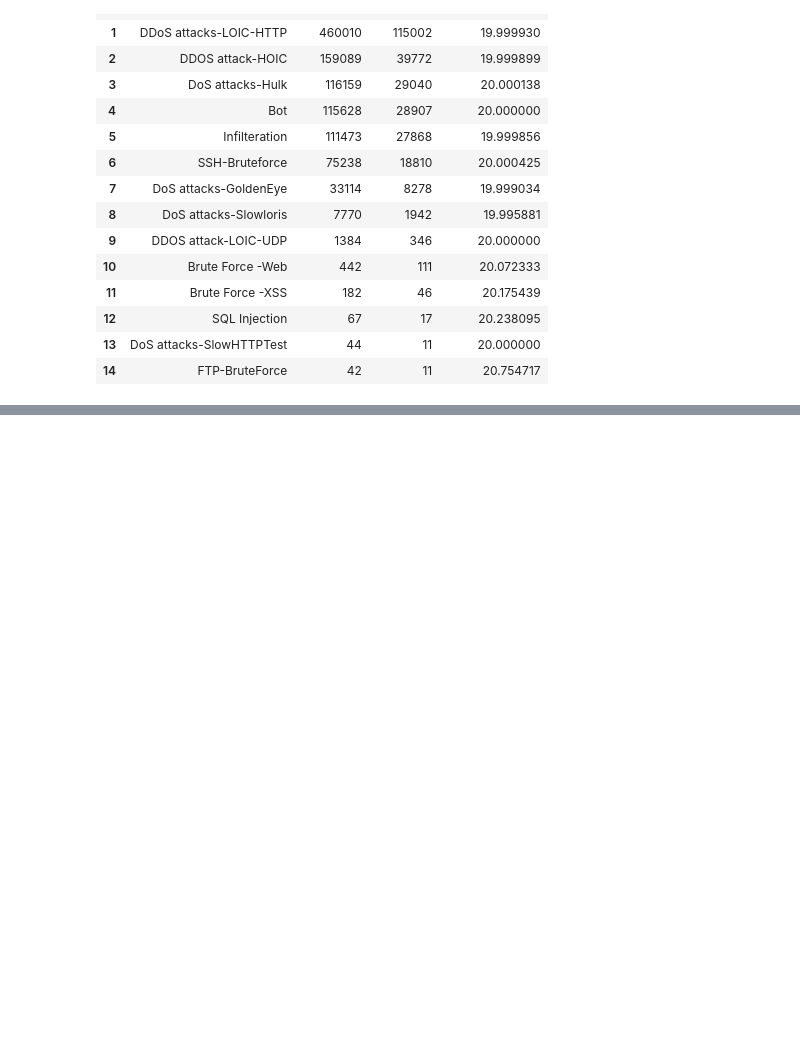
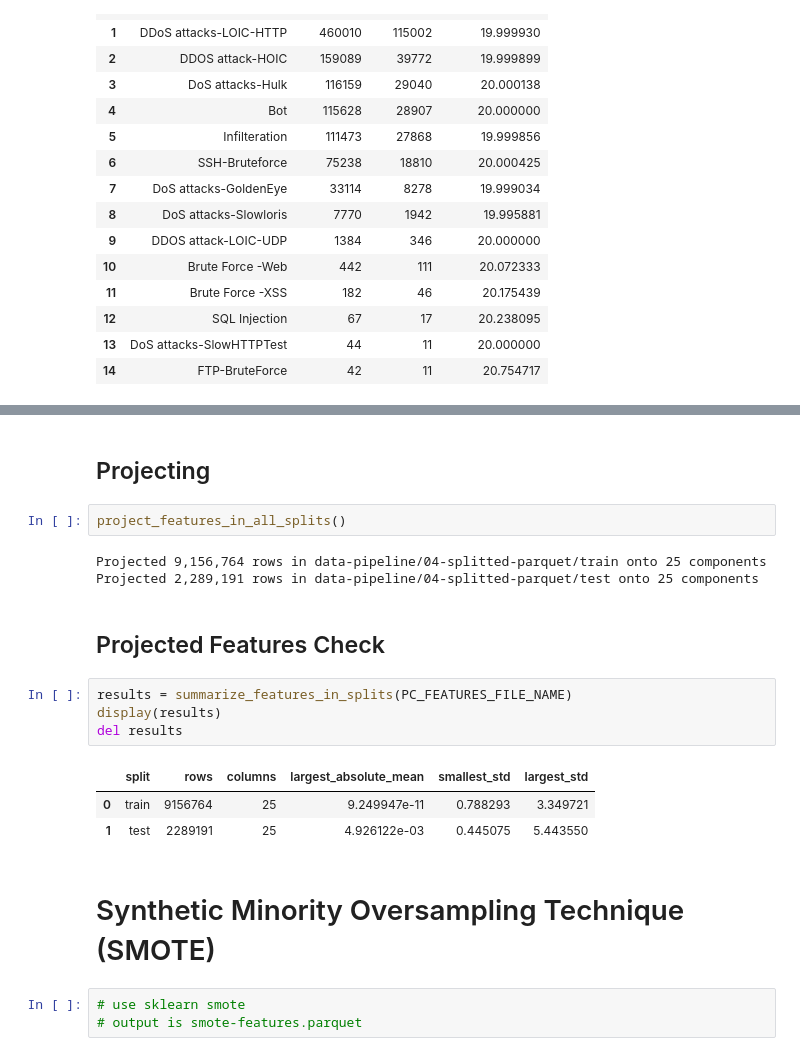
Before and after one commit to JoxNeis/mlids-robustness, a Jupyter notebook: mlids-renewed.ipynb, the cells around one changed output, grey strips where cells are left out. Saved outputs shown, nothing was run; the diff lists cells and outputs as text; blank space fills up the shorter version.

```diff
--- a/mlids-renewed.ipynb
+++ b/mlids-renewed.ipynb
@@ -1312,0 +1668,22 @@ del results
+# %% [markdown]
+## Projecting
+# %%
+project_features_in_all_splits()
+# %% [output]
+Projected 9,156,764 rows in data-pipeline/04-splitted-parquet/train onto 25 components
+Projected 2,289,191 rows in data-pipeline/04-splitted-parquet/test onto 25 components
+# %% [markdown]
+## Projected Features Check
+# %%
+results = summarize_features_in_splits(PC_FEATURES_FILE_NAME)
+display(results)
+del results
+# %% [output]
+|  | split | rows | columns | largest_absolute_mean | smallest_std | largest_std |
+| 0 | train | 9156764 | 25 | 9.249947e-11 | 0.788293 | 3.349721 |
+| 1 | test | 2289191 | 25 | 4.926122e-03 | 0.445075 | 5.443550 |
+# %% [markdown]
+# Synthetic Minority Oversampling Technique (SMOTE)
+# %%
+# use sklearn smote
+# output is smote-features.parquet
```
Also changed, not shown: parts of 69 cells of this notebook, 2 other files.
